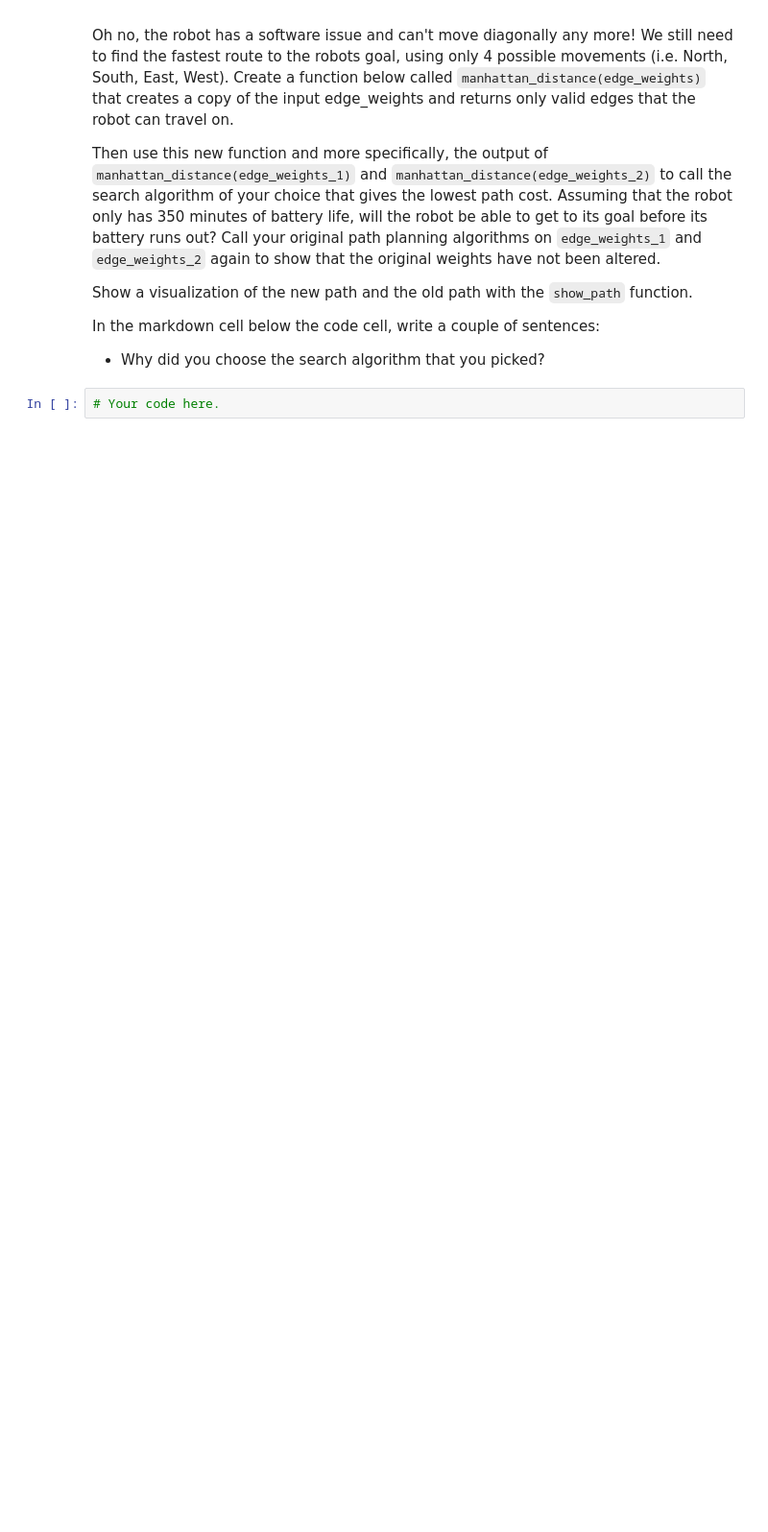
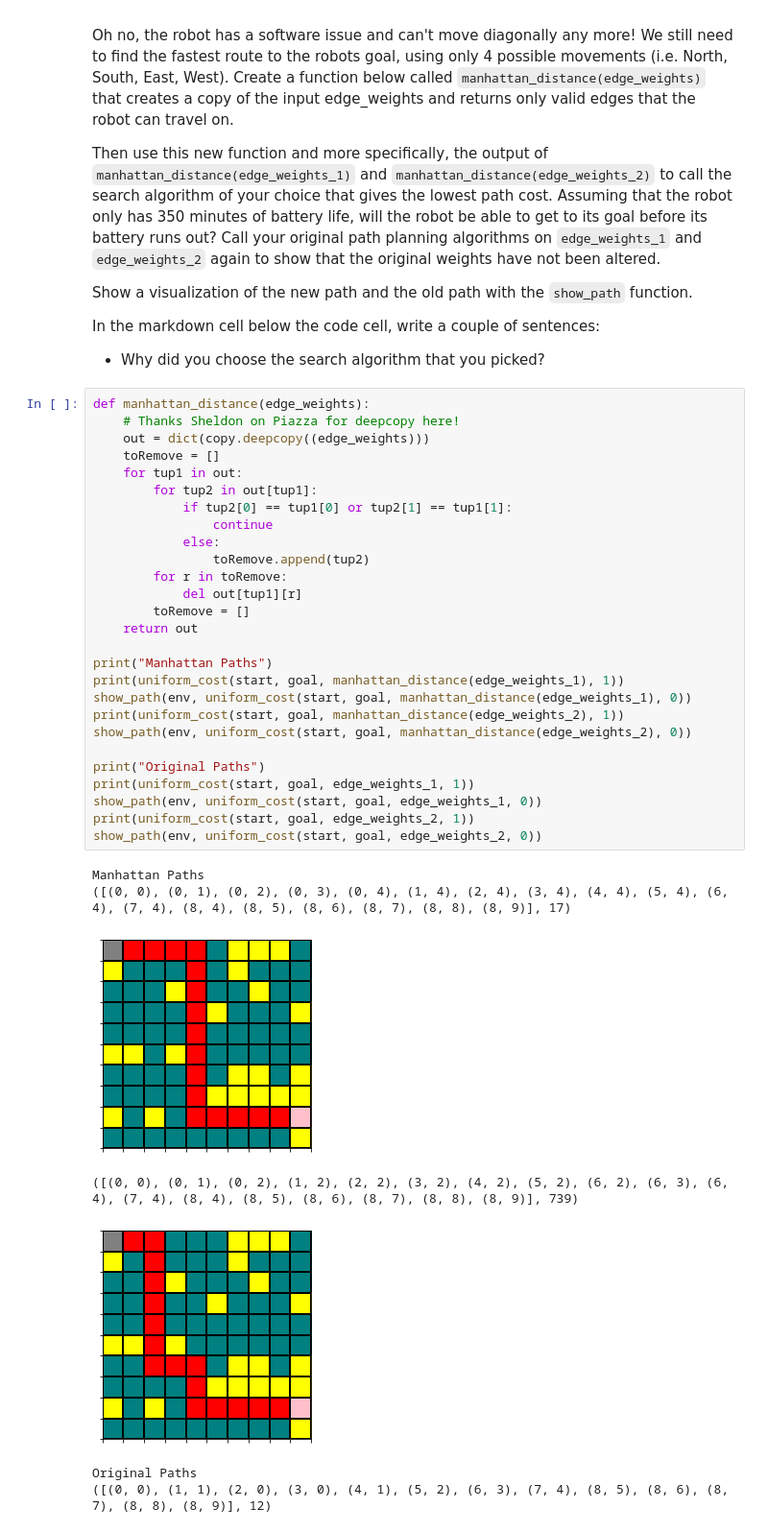
Before and after one commit to ryyyyan-taylor/csci3202, a Jupyter notebook: hw1/Homework01_Taylor_Ryan.ipynb, the cells around one changed output. Shown at 96% size. Drawn from its saved outputs; the diff is of its cells as text; blank space fills up the shorter version.

```diff
--- a/hw1/Homework01_Taylor_Ryan.ipynb
+++ b/hw1/Homework01_Taylor_Ryan.ipynb
@@ -669,5 +979,38 @@ Show a visualization of the new path and the old path with the `show_path` funct
 
 In the markdown cell below the code cell, write a couple of sentences:
 * Why did you choose the search algorithm that you picked?
-# %%
-# Your code here.
+# %%
+def manhattan_distance(edge_weights):
+    # Thanks Sheldon on Piazza for deepcopy here!
+    out = dict(copy.deepcopy((edge_weights)))
+    toRemove = []
+    for tup1 in out:
+        for tup2 in out[tup1]:
+            if tup2[0] == tup1[0] or tup2[1] == tup1[1]:
+                continue
+            else:
+                toRemove.append(tup2)
+        for r in toRemove:
+            del out[tup1][r]
+        toRemove = []
+    return out
+
+print("Manhattan Paths")
+print(uniform_cost(start, goal, manhattan_distance(edge_weights_1), 1))
+show_path(env, uniform_cost(start, goal, manhattan_distance(edge_weights_1), 0))
+print(uniform_cost(start, goal, manhattan_distance(edge_weights_2), 1))
+show_path(env, uniform_cost(start, goal, manhattan_distance(edge_weights_2), 0))
+
+print("Original Paths")
+print(uniform_cost(start, goal, edge_weights_1, 1))
+show_path(env, uniform_cost(start, goal, edge_weights_1, 0))
+print(uniform_cost(start, goal, edge_weights_2, 1))
+show_path(env, uniform_cost(start, goal, edge_weights_2, 0))
+# %% [output]
+Manhattan Paths
+([(0, 0), (0, 1), (0, 2), (0, 3), (0, 4), (1, 4), (2, 4), (3, 4), (4, 4), (5, 4), (6, 4), (7, 4), (8, 4), (8, 5), (8, 6), (8, 7), (8, 8), (8, 9)], 17)
+[figure, added]
+([(0, 0), (0, 1), (0, 2), (1, 2), (2, 2), (3, 2), (4, 2), (5, 2), (6, 2), (6, 3), (6, 4), (7, 4), (8, 4), (8, 5), (8, 6), (8, 7), (8, 8), (8, 9)], 739)
+[figure, added]
+Original Paths
+([(0, 0), (1, 1), (2, 0), (3, 0), (4, 1), (5, 2), (6, 3), (7, 4), (8, 5), (8, 6), (8, 7), (8, 8), (8, 9)], 12)
```
Also changed, not shown: parts of 31 cells of this notebook, 16 other files.
